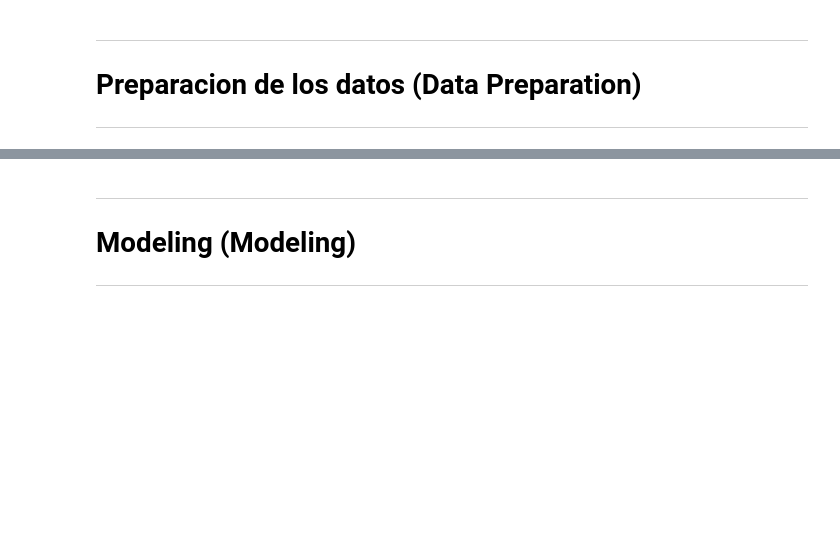
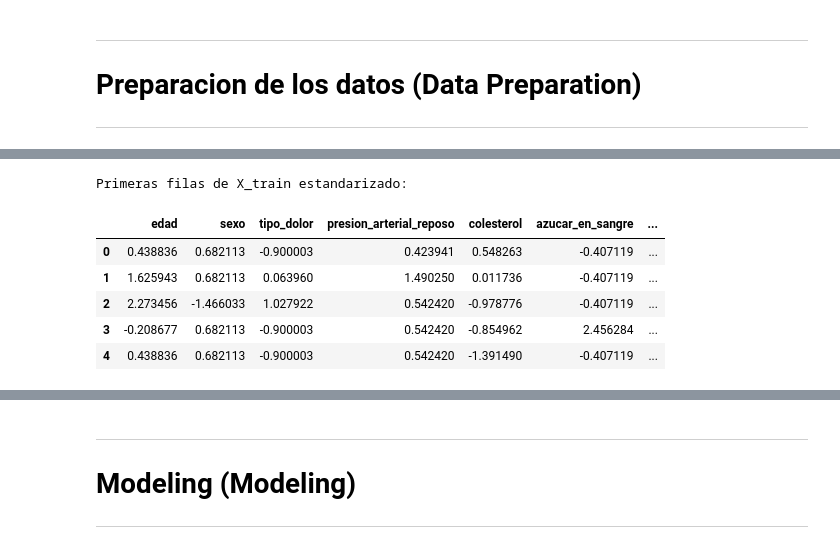
Before and after one commit to carlos1680/obligatorioML2, a Jupyter notebook: obligatorioML2.ipynb, the cells around one changed output, grey strips where cells are left out. Saved outputs shown, nothing was run; the diff lists cells and outputs as text; code cells hidden in the pictures; blank space fills up the shorter version.

```diff
--- a/obligatorioML2.ipynb
+++ b/obligatorioML2.ipynb
@@ -1301,0 +1358,16 @@ Podriamos decir que:
+# %%
+# Estandarización (media 0, desviación estándar 1)
+scaler_standard = StandardScaler()
+X_train_standard = scaler_standard.fit_transform(X_train)
+X_test_standard = scaler_standard.transform(X_test)
+
+print("Primeras filas de X_train estandarizado:")
+pd.DataFrame(X_train_standard, columns=X.columns).head()
+# %% [output]
+Primeras filas de X_train estandarizado:
+|  | edad | sexo | tipo_dolor | presion_arterial_reposo | colesterol | azucar_en_sangre | ... |
+| 0 | 0.438836 | 0.682113 | -0.900003 | 0.423941 | 0.548263 | -0.407119 | ... |
+| 1 | 1.625943 | 0.682113 | 0.063960 | 1.490250 | 0.011736 | -0.407119 | ... |
+| 2 | 2.273456 | -1.466033 | 1.027922 | 0.542420 | -0.978776 | -0.407119 | ... |
+| 3 | -0.208677 | 0.682113 | -0.900003 | 0.542420 | -0.854962 | 2.456284 | ... |
+| 4 | 0.438836 | 0.682113 | -0.900003 | 0.542420 | -1.391490 | -0.407119 | ... |
```
Also changed, not shown: parts of 14 cells of this notebook, 1 other file.
